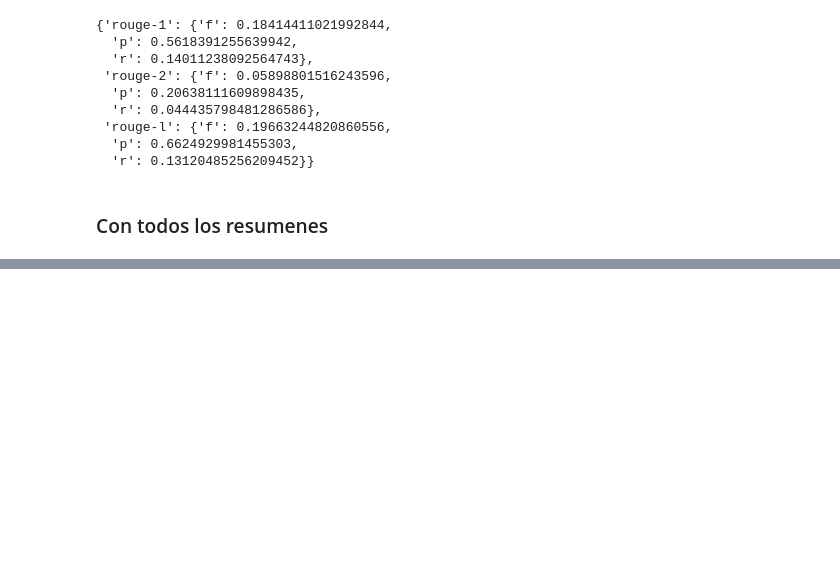
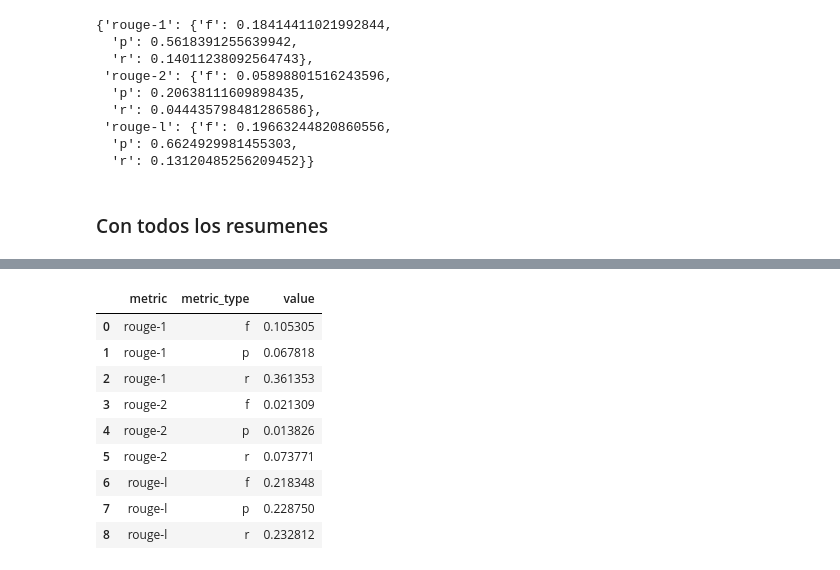
Before and after one commit to gscharly/master_ds_tfm, a Jupyter notebook: analysis/summary/metrics/metrics.ipynb, the cells around one changed output, grey strips where cells are left out. Saved outputs shown, nothing was run; the diff lists cells and outputs as text; code cells hidden in the pictures; blank space fills up the shorter version.

```diff
--- a/analysis/summary/metrics/metrics.ipynb
+++ b/analysis/summary/metrics/metrics.ipynb
@@ -199,2 +195,17 @@ Performing evaluation for 4378 articles
 Writing to /home/carlos/MasterDS/tfm/data/metrics/summaries/rouge/upper_bound.pickle
 Writing avg to /home/carlos/MasterDS/tfm/data/metrics/summaries/rouge/upper_bound_avg.pickle
+# %%
+pd_bound = evaluation.output_avg_bound()
+# %%
+pd_bound
+# %% [output]
+|  | metric | metric_type | value |
+| 0 | rouge-1 | f | 0.105305 |
+| 1 | rouge-1 | p | 0.067818 |
+| 2 | rouge-1 | r | 0.361353 |
+| 3 | rouge-2 | f | 0.021309 |
+| 4 | rouge-2 | p | 0.013826 |
+| 5 | rouge-2 | r | 0.073771 |
+| 6 | rouge-l | f | 0.218348 |
+| 7 | rouge-l | p | 0.228750 |
+| 8 | rouge-l | r | 0.232812 |
```
Also changed, not shown: parts of 6 cells of this notebook, 8 other files.
